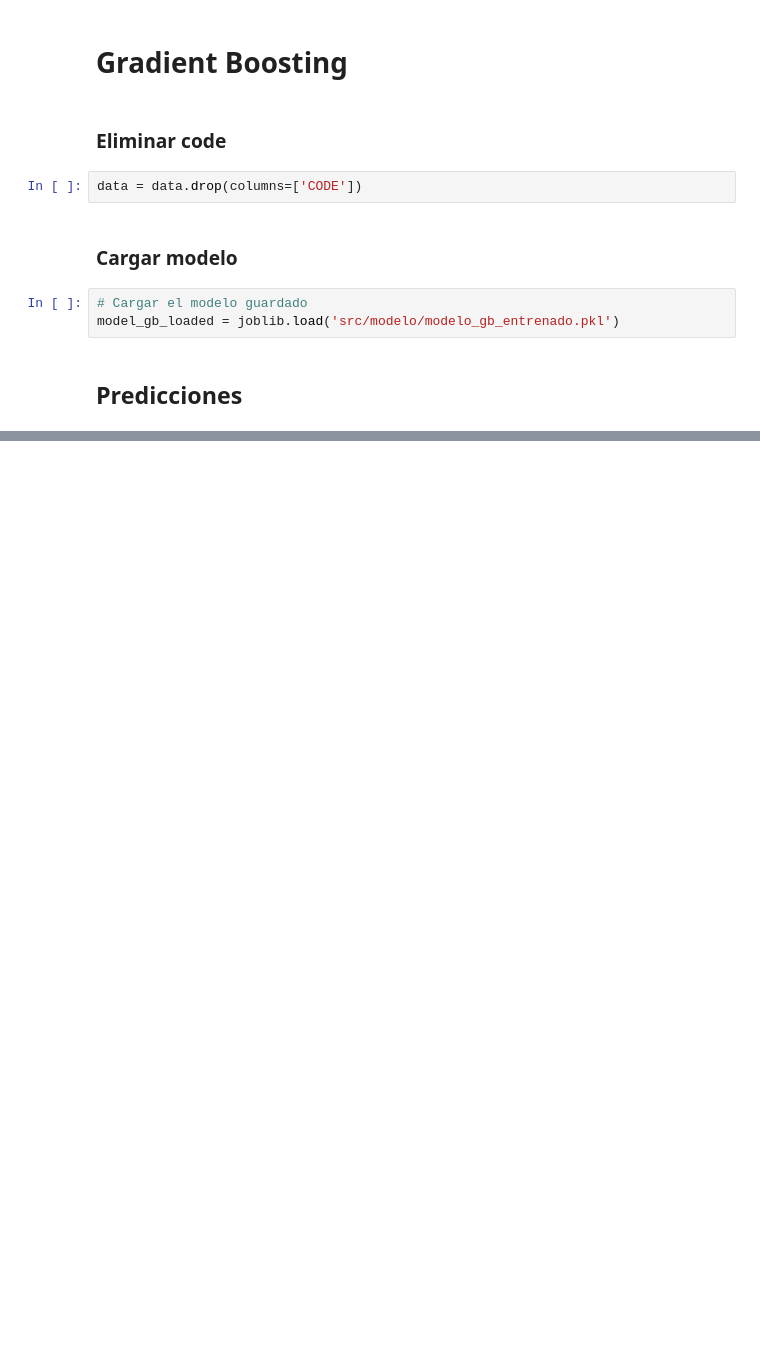
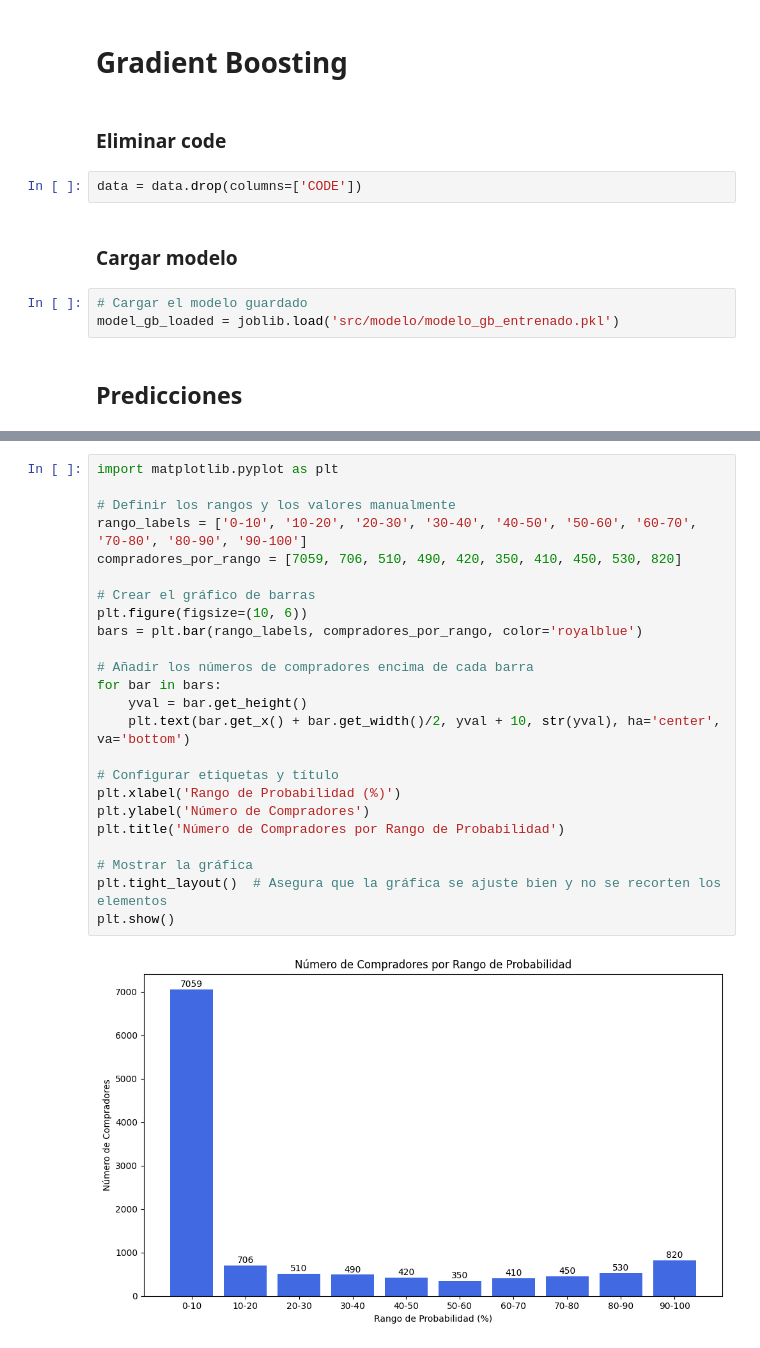
Before and after one commit to alejandromtnz/Purchase-Propensity-Model, a Jupyter notebook: main.ipynb, the cells around one changed output, grey strips where cells are left out. Cells and saved outputs as stored; diff of their text form; blank space fills up the shorter version.

```diff
--- a/main.ipynb
+++ b/main.ipynb
@@ -354,0 +355,26 @@ plt.show()
+# %%
+import matplotlib.pyplot as plt
+
+# Definir los rangos y los valores manualmente
+rango_labels = ['0-10', '10-20', '20-30', '30-40', '40-50', '50-60', '60-70', '70-80', '80-90', '90-100']
+compradores_por_rango = [7059, 706, 510, 490, 420, 350, 410, 450, 530, 820]
+
+# Crear el gráfico de barras
+plt.figure(figsize=(10, 6))
+bars = plt.bar(rango_labels, compradores_por_rango, color='royalblue')
+
+# Añadir los números de compradores encima de cada barra
+for bar in bars:
+    yval = bar.get_height()
+    plt.text(bar.get_x() + bar.get_width()/2, yval + 10, str(yval), ha='center', va='bottom')
+
+# Configurar etiquetas y título
+plt.xlabel('Rango de Probabilidad (%)')
+plt.ylabel('Número de Compradores')
+plt.title('Número de Compradores por Rango de Probabilidad')
+
+# Mostrar la gráfica
+plt.tight_layout()  # Asegura que la gráfica se ajuste bien y no se recorten los elementos
+plt.show()
+# %% [output]
+[figure, added]
```
Also changed, not shown: parts of 6 cells of this notebook.
